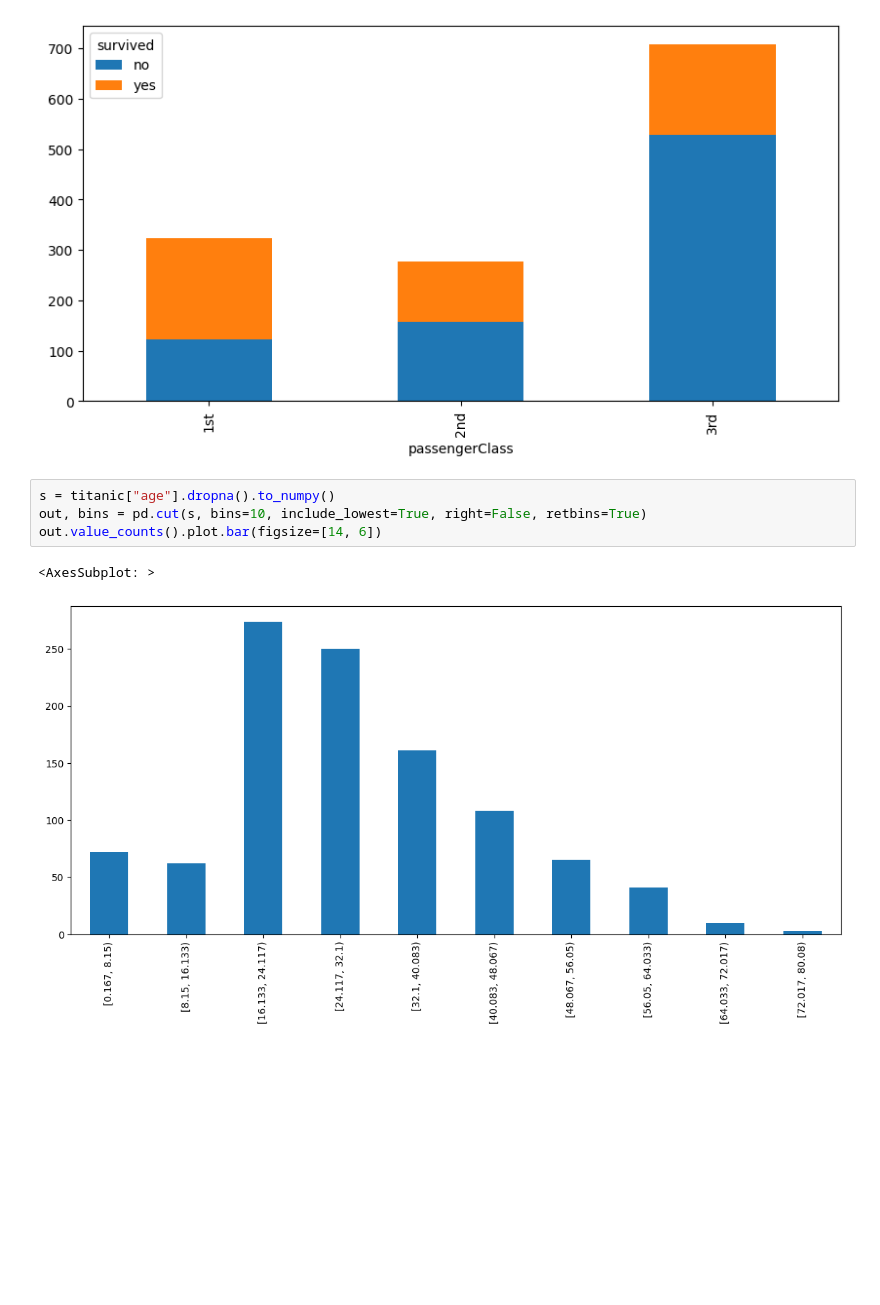
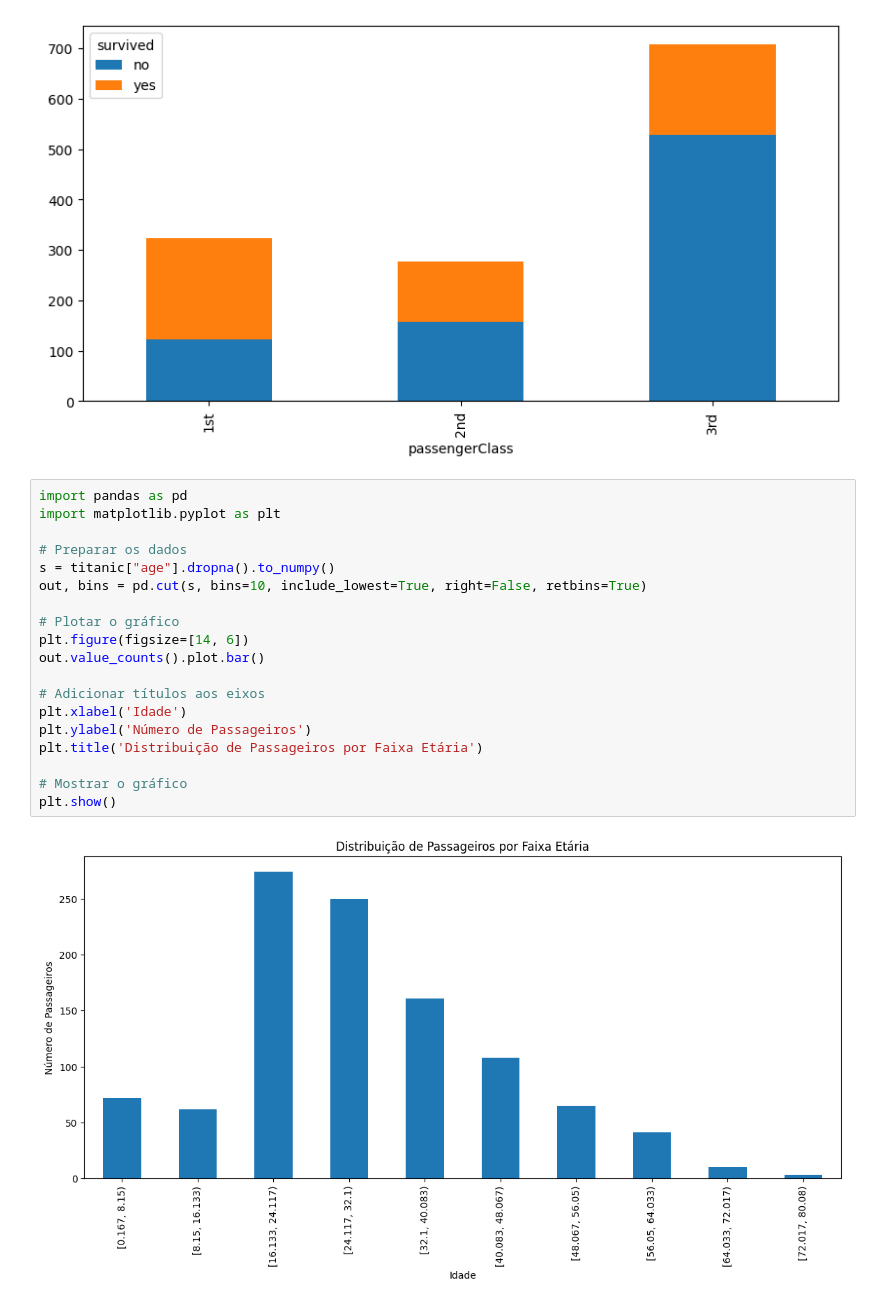
Before and after one commit to florencioq/Statistics, a Jupyter notebook: Estatística Descritiva 01.ipynb, the cells around one changed output. Drawn from its saved outputs; the diff is of its cells as text; blank space fills up the shorter version.

```diff
--- a/Estatística Descritiva 01.ipynb
+++ b/Estatística Descritiva 01.ipynb
@@ -263,10 +312,24 @@ plots = titanic_class[0:2].transpose()[0:3].plot.bar(figsize=[10, 5], stacked=Tr
 # %% [output]
 [figure]
 # %%
+import pandas as pd
+import matplotlib.pyplot as plt
+
+# Preparar os dados
 s = titanic["age"].dropna().to_numpy()
 out, bins = pd.cut(s, bins=10, include_lowest=True, right=False, retbins=True)
-out.value_counts().plot.bar(figsize=[14, 6])
+
+# Plotar o gráfico
+plt.figure(figsize=[14, 6])
+out.value_counts().plot.bar()
+
+# Adicionar títulos aos eixos
+plt.xlabel('Idade')
+plt.ylabel('Número de Passageiros')
+plt.title('Distribuição de Passageiros por Faixa Etária')
+
+# Mostrar o gráfico
+plt.show()
 # %% [output]
-<AxesSubplot: >
-[figure, old version]
+[figure, new version]
 # %%
```
Also changed, not shown: parts of 31 cells of this notebook.
